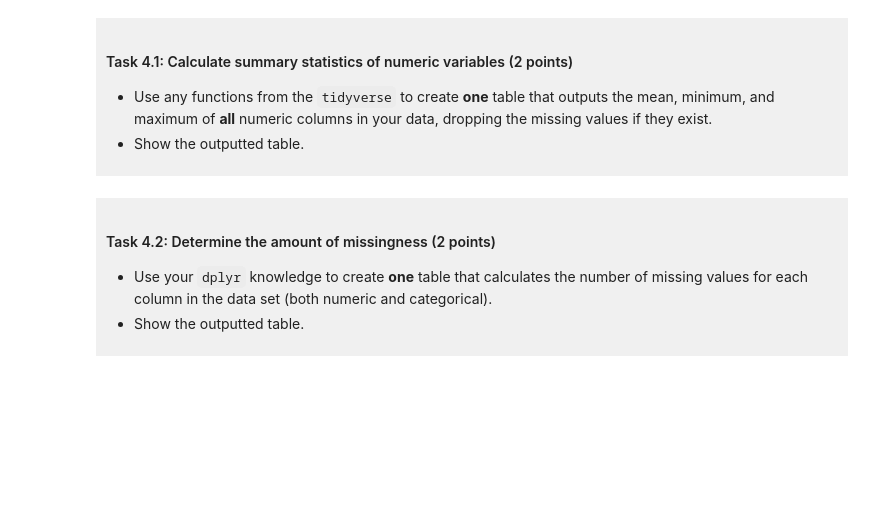
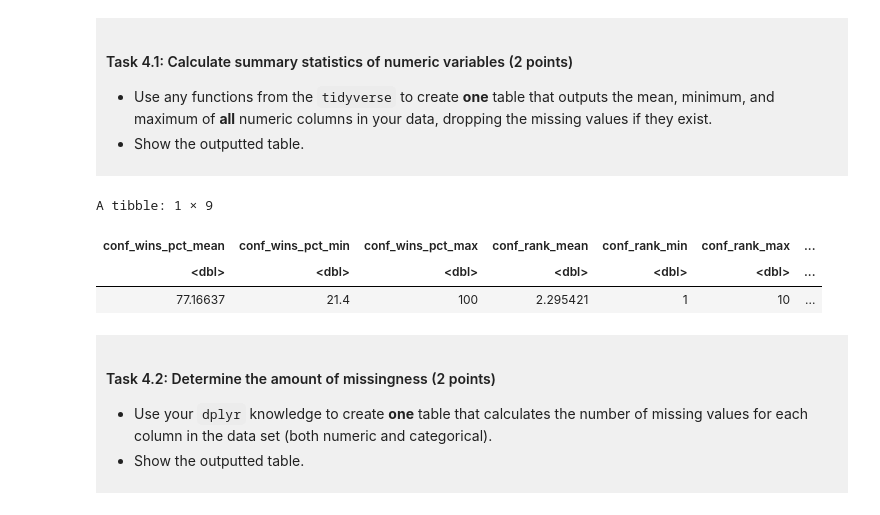
Before and after one commit to jha587/dsci-100-repository-juheon, a Jupyter notebook: dsci-100-project-notebook.ipynb, the cells around one changed output. Drawn from its saved outputs; the diff is of its cells as text; code cells hidden in the pictures; blank space fills up the shorter version.

Commit message:
summarizing table and finding the min, mean max
summary statistics of table

```diff
--- a/dsci-100-project-notebook.ipynb
+++ b/dsci-100-project-notebook.ipynb
@@ -263,7 +263,17 @@ You will refine your research question (if needed) and produce a tidy data set.
 
 </div>
 # %%
-### EDIT THIS CODE CELL ###
+basketball_table <- basketball_tidy |>
+    summarize(across(where(is.numeric),
+      list(mean = ~ mean(.x, na.rm = TRUE),
+        min = ~ min(.x, na.rm = TRUE),
+        max = ~ max(.x, na.rm = TRUE))))
+basketball_table
+# %% [output]
+A tibble: 1 × 9
+| conf_wins_pct_mean | conf_wins_pct_min | conf_wins_pct_max | conf_rank_mean | conf_rank_min | conf_rank_max | ... |
+| <dbl> | <dbl> | <dbl> | <dbl> | <dbl> | <dbl> | ... |
+| 77.16637 | 21.4 | 100 | 2.295421 | 1 | 10 | ... |
 # %% [markdown]
 <div style="background-color: #f0f0f0; padding: 10px;">
 
```
Also changed, not shown: parts of 1 cell of this notebook.
